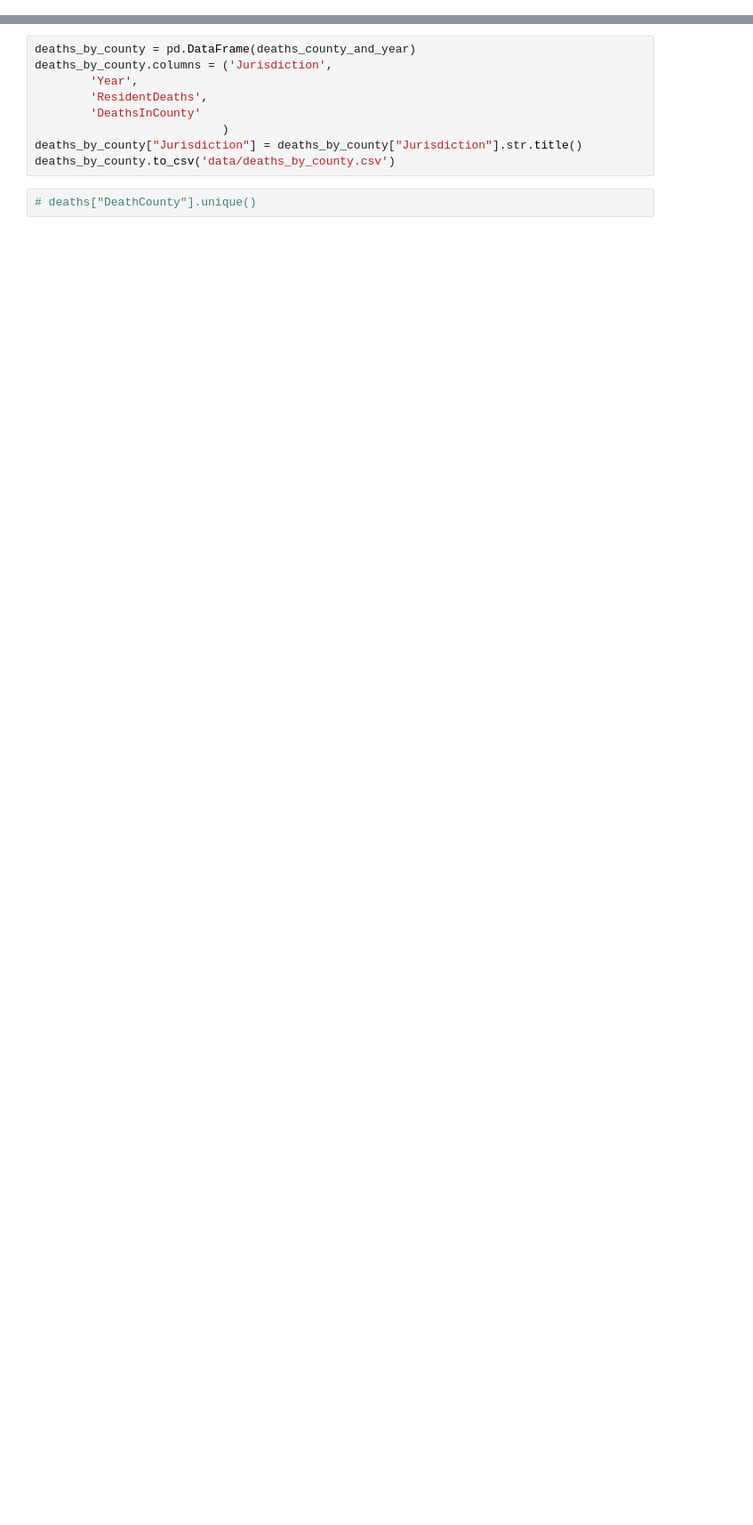
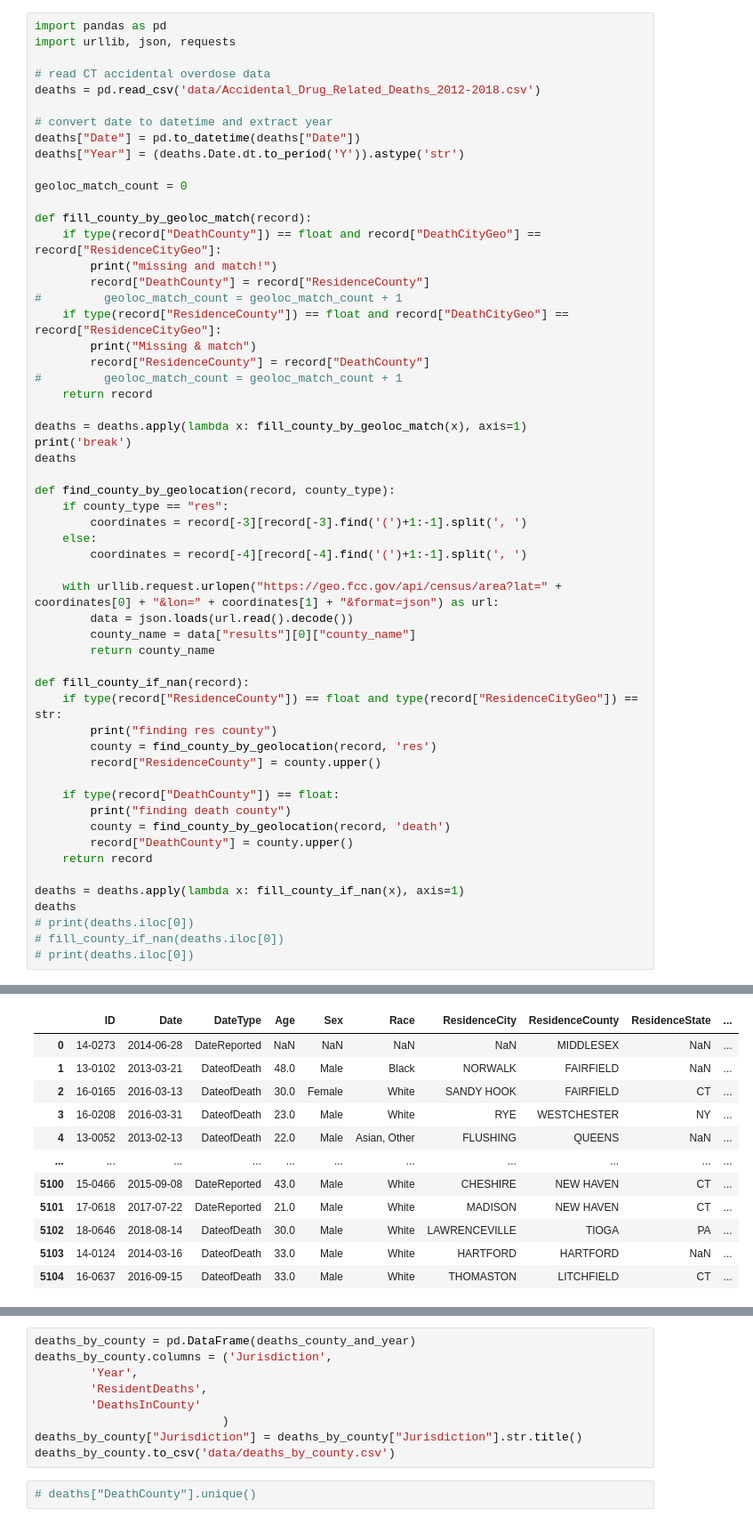
Before and after one commit to jeremyrrose/python_project03, a Jupyter notebook: deaths_data.ipynb, the cells around one changed output, grey strips where cells are left out. Shown at 89% size. Cells and saved outputs as stored; diff of their text form; blank space fills up the shorter version.

Commit message:
attempts to fill in 2014 and 2016 data using geoloc and geo.fcc API

```diff
--- a/deaths_data.ipynb
+++ b/deaths_data.ipynb
@@ -9,0 +1,57 @@ deaths["Year"] = (deaths.Date.dt.to_period('Y')).astype('str')
+# %%
+import pandas as pd
+import urllib, json, requests
+
+# read CT accidental overdose data
+deaths = pd.read_csv('data/Accidental_Drug_Related_Deaths_2012-2018.csv')
+
+# convert date to datetime and extract year
+deaths["Date"] = pd.to_datetime(deaths["Date"])
+deaths["Year"] = (deaths.Date.dt.to_period('Y')).astype('str')
+
+geoloc_match_count = 0
+
+def fill_county_by_geoloc_match(record):
+    if type(record["DeathCounty"]) == float and record["DeathCityGeo"] == record["ResidenceCityGeo"]:
+        print("missing and match!")
+        record["DeathCounty"] = record["ResidenceCounty"]
+#         geoloc_match_count = geoloc_match_count + 1
+    if type(record["ResidenceCounty"]) == float and record["DeathCityGeo"] == record["ResidenceCityGeo"]:
+        print("Missing & match")
+        record["ResidenceCounty"] = record["DeathCounty"]
+#         geoloc_match_count = geoloc_match_count + 1
+    return record
+
+deaths = deaths.apply(lambda x: fill_county_by_geoloc_match(x), axis=1)
+print('break')
+deaths
+
+def find_county_by_geolocation(record, county_type):
+    if county_type == "res":
+        coordinates = record[-3][record[-3].find('(')+1:-1].split(', ')
+    else:
+        coordinates = record[-4][record[-4].find('(')+1:-1].split(', ')
+
+    with urllib.request.urlopen("https://geo.fcc.gov/api/census/area?lat=" + coordinates[0] + "&lon=" + coordinates[1] + "&format=json") as url:
+        data = json.loads(url.read().decode())
+        county_name = data["results"][0]["county_name"]
+        return county_name
+
+def fill_county_if_nan(record):
+    if type(record["ResidenceCounty"]) == float and type(record["ResidenceCityGeo"]) == str:
+        print("finding res county")
+        county = find_county_by_geolocation(record, 'res')
+        record["ResidenceCounty"] = county.upper()
+
+    if type(record["DeathCounty"]) == float:
+        print("finding death county")
+        county = find_county_by_geolocation(record, 'death')
+        record["DeathCounty"] = county.upper()
+    return record
+
+deaths = deaths.apply(lambda x: fill_county_if_nan(x), axis=1)
+deaths
+# print(deaths.iloc[0])
+# fill_county_if_nan(deaths.iloc[0])
+# print(deaths.iloc[0])
+# %% [output]
@@ -9,0 +75,12 @@ deaths["Year"] = (deaths.Date.dt.to_period('Y')).astype('str')
+|  | ID | Date | DateType | Age | Sex | Race | ResidenceCity | ResidenceCounty | ResidenceState | ... |
+| 0 | 14-0273 | 2014-06-28 | DateReported | NaN | NaN | NaN | NaN | MIDDLESEX | NaN | ... |
+| 1 | 13-0102 | 2013-03-21 | DateofDeath | 48.0 | Male | Black | NORWALK | FAIRFIELD | NaN | ... |
+| 2 | 16-0165 | 2016-03-13 | DateofDeath | 30.0 | Female | White | SANDY HOOK | FAIRFIELD | CT | ... |
+| 3 | 16-0208 | 2016-03-31 | DateofDeath | 23.0 | Male | White | RYE | WESTCHESTER | NY | ... |
+| 4 | 13-0052 | 2013-02-13 | DateofDeath | 22.0 | Male | Asian, Other | FLUSHING | QUEENS | NaN | ... |
+| ... | ... | ... | ... | ... | ... | ... | ... | ... | ... | ... |
+| 5100 | 15-0466 | 2015-09-08 | DateReported | 43.0 | Male | White | CHESHIRE | NEW HAVEN | CT | ... |
+| 5101 | 17-0618 | 2017-07-22 | DateReported | 21.0 | Male | White | MADISON | NEW HAVEN | CT | ... |
+| 5102 | 18-0646 | 2018-08-14 | DateofDeath | 30.0 | Male | White | LAWRENCEVILLE | TIOGA | PA | ... |
+| 5103 | 14-0124 | 2014-03-16 | DateofDeath | 33.0 | Male | White | HARTFORD | HARTFORD | NaN | ... |
+| 5104 | 16-0637 | 2016-09-15 | DateofDeath | 33.0 | Male | White | THOMASTON | LITCHFIELD | CT | ... |
```
Also changed, not shown: parts of 4 cells of this notebook, 4 other files.
